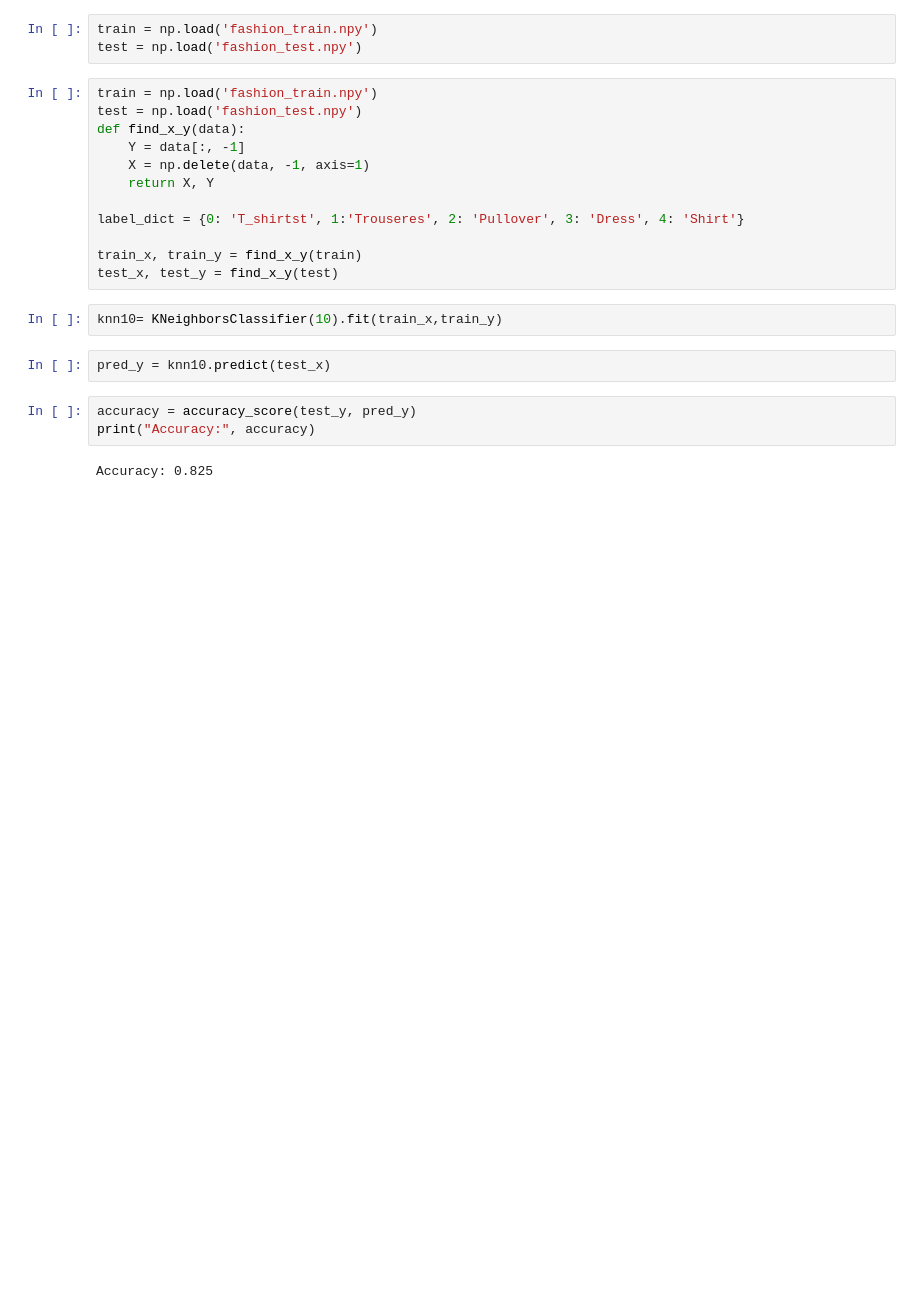
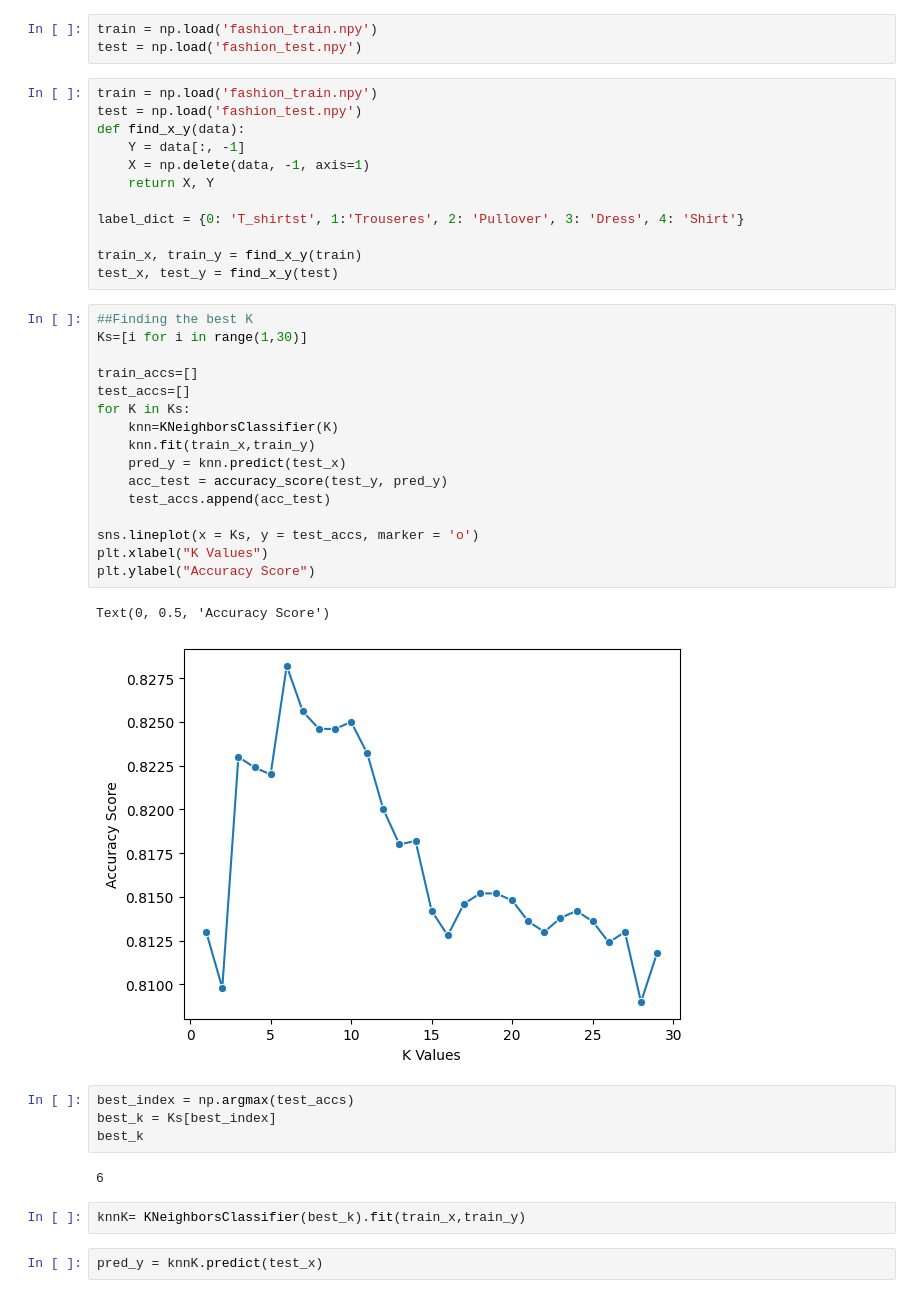
Before and after one commit to JBH010/ML-project, a Jupyter notebook: knn.ipynb, the cells around one changed output. Drawn from its saved outputs; the diff is of its cells as text; blank space fills up the shorter version.

```diff
--- a/knn.ipynb
+++ b/knn.ipynb
@@ -20,12 +22,32 @@ label_dict = {0: 'T_shirtst', 1:'Trouseres', 2: 'Pullover', 3: 'Dress', 4: 'Shir
 
 train_x, train_y = find_x_y(train)
 test_x, test_y = find_x_y(test)
+# %%
+##Finding the best K
+Ks=[i for i in range(1,30)]
+
+train_accs=[]
+test_accs=[]
+for K in Ks:
+    knn=KNeighborsClassifier(K)
+    knn.fit(train_x,train_y)
+    pred_y = knn.predict(test_x)
+    acc_test = accuracy_score(test_y, pred_y)
+    test_accs.append(acc_test)
+
+sns.lineplot(x = Ks, y = test_accs, marker = 'o')
+plt.xlabel("K Values")
+plt.ylabel("Accuracy Score")
+# %% [output]
+Text(0, 0.5, 'Accuracy Score')
+[figure, added]
+# %%
+best_index = np.argmax(test_accs)
+best_k = Ks[best_index]
+best_k
+# %% [output]
+6
 # %%
-knn10= KNeighborsClassifier(10).fit(train_x,train_y)
+knnK= KNeighborsClassifier(best_k).fit(train_x,train_y)
 # %%
-pred_y = knn10.predict(test_x)
+pred_y = knnK.predict(test_x)
-# %%
-accuracy = accuracy_score(test_y, pred_y)
-print("Accuracy:", accuracy)
-# %% [output]
-Accuracy: 0.825
```
Also changed, not shown: parts of 3 cells of this notebook.
